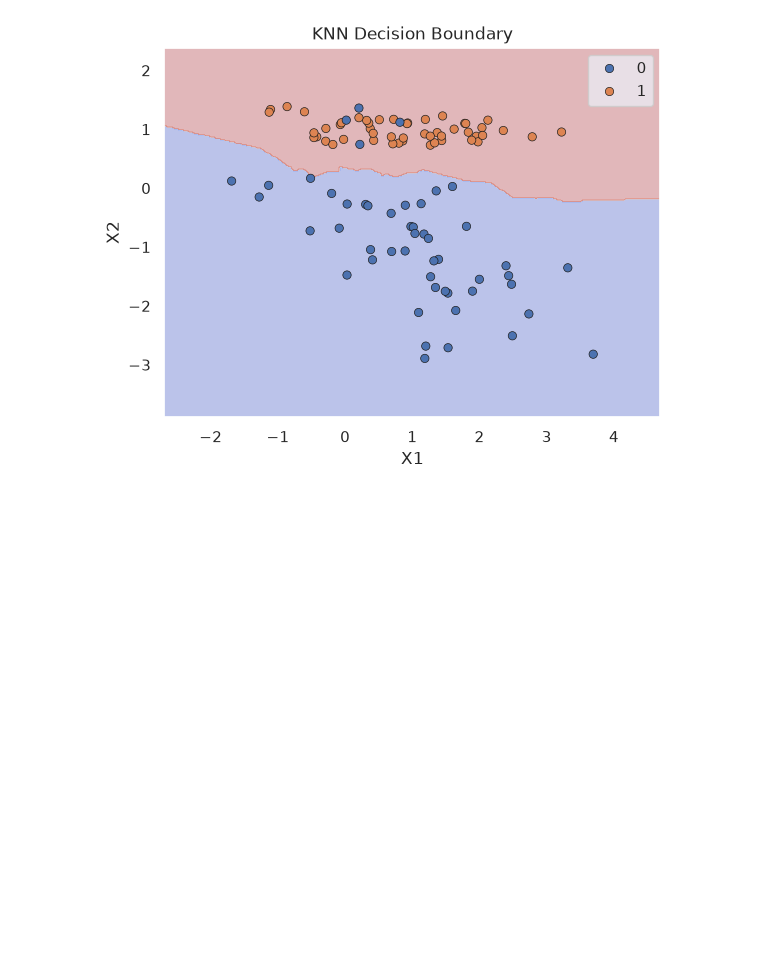
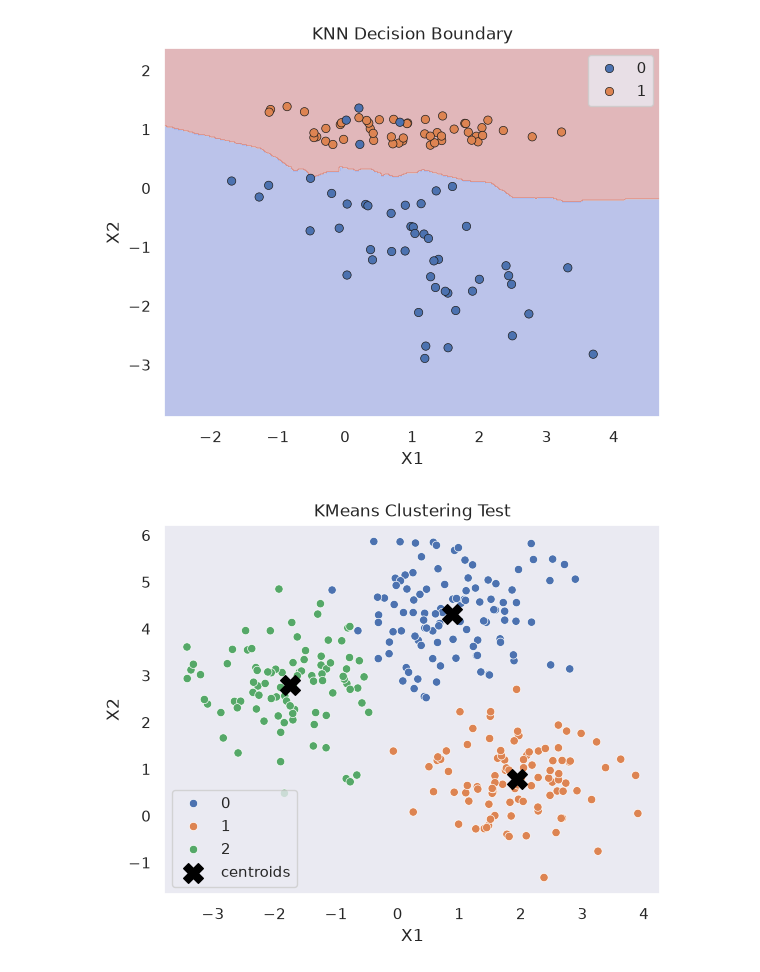
Before and after one commit to Sou2002/ml_concepts, a Jupyter notebook: test.ipynb, the cells around one changed output. Cells and saved outputs as stored; diff of their text form; code cells hidden in the pictures; blank space fills up the shorter version.

Commit message:
Completed the KMeans Module

```diff
--- a/test.ipynb
+++ b/test.ipynb
@@ -173,3 +174,32 @@ plt.ylabel("X2")
 plt.show()
 # %% [output]
 [figure]
+# %%
+X, y_true = make_blobs(
+    n_samples=300,
+    centers=3,
+    n_features=2,
+    cluster_std=0.8,
+    random_state=0,
+)
+# %%
+km = KMeans(n_clusters=3, random_state=0)
+labels = km.fit_predict(X)
+# %%
+plt.title("KMeans Clustering Test")
+sns.set_theme(context="notebook", style="darkgrid")
+
+sns.scatterplot(x=X[:, 0], y=X[:, 1], hue=labels, palette="deep", legend="full")
+
+plt.scatter(
+    km.cluster_centers_[:, 0],
+    km.cluster_centers_[:, 1],
+    marker="X", s=200, color="black", label="centroids"
+)
+
+plt.xlabel("X1")
+plt.ylabel("X2")
+plt.legend()
+plt.show()
+# %% [output]
+[figure, added]
```
Also changed, not shown: parts of 1 cell of this notebook, 1 other file.
